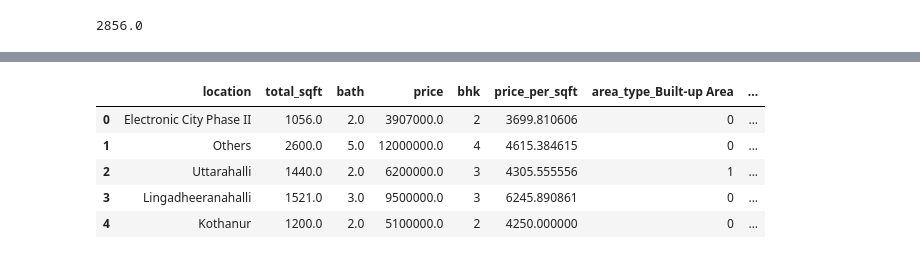
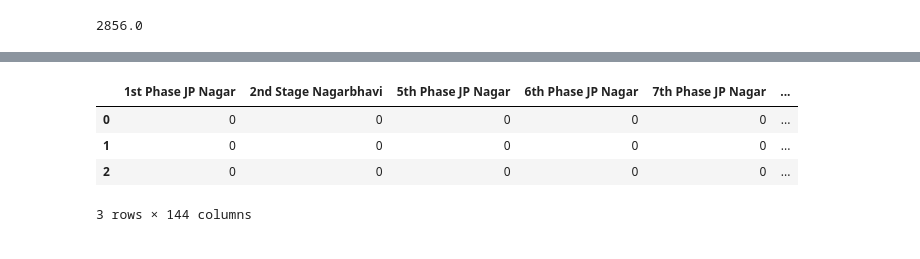
Before and after one commit to shri50/hpp, a Jupyter notebook: artifacts/model training.ipynb, the cells around one changed output, grey strips where cells are left out. Drawn from its saved outputs; the diff is of its cells as text; code cells hidden in the pictures.

```diff
--- a/artifacts/model training.ipynb
+++ b/artifacts/model training.ipynb
@@ -413,0 +545,2 @@ df3['total_sqft']=df3['total_sqft'].apply(convert_range_to_num)
+# %%
+df3 = dff.copy()
@@ -468,5 +628,5 @@ df4
 # %%
-df4['price_per_sqft']=df4['price']/df4['total_sqft']
+# df4['price_per_sqft']=df4['price']/df4['total_sqft']
 # %%
 df4
 # %% [output]
@@ -620,0 +795,3 @@ array(['Super built-up  Area', 'Plot  Area', 'Built-up  Area',
+# %%
+dummies = pd.get_dummies(df5.area_type)
+dummies.head(3)
@@ -620,0 +803,3 @@ array(['Super built-up  Area', 'Plot  Area', 'Built-up  Area',
+# %%
+df5 = pd.concat([df5,dummies],axis=1)
+df5.head()
@@ -621,10 +813,9 @@ array(['Super built-up  Area', 'Plot  Area', 'Built-up  Area',
 # %%
-df5 = pd.get_dummies(df5,columns=['area_type'],prefix='area_type')
-df5.head()
+dummies = pd.get_dummies(df5['location'])
+dummies.head(3)
 # %% [output]
-|  | location | total_sqft | bath | price | bhk | price_per_sqft | area_type_Built-up Area | ... |
-| 0 | Electronic City Phase II | 1056.0 | 2.0 | 3907000.0 | 2 | 3699.810606 | 0 | ... |
-| 1 | Others | 2600.0 | 5.0 | 12000000.0 | 4 | 4615.384615 | 0 | ... |
-| 2 | Uttarahalli | 1440.0 | 2.0 | 6200000.0 | 3 | 4305.555556 | 1 | ... |
-| 3 | Lingadheeranahalli | 1521.0 | 3.0 | 9500000.0 | 3 | 6245.890861 | 0 | ... |
-| 4 | Kothanur | 1200.0 | 2.0 | 5100000.0 | 2 | 4250.000000 | 0 | ... |
+|  | 1st Phase JP Nagar | 2nd Stage Nagarbhavi | 5th Phase JP Nagar | 6th Phase JP Nagar | 7th Phase JP Nagar | ... |
+| 0 | 0 | 0 | 0 | 0 | 0 | ... |
+| 1 | 0 | 0 | 0 | 0 | 0 | ... |
+| 2 | 0 | 0 | 0 | 0 | 0 | ... |
+3 rows × 144 columns
```
Also changed, not shown: parts of 64 cells of this notebook, 5 other files.
